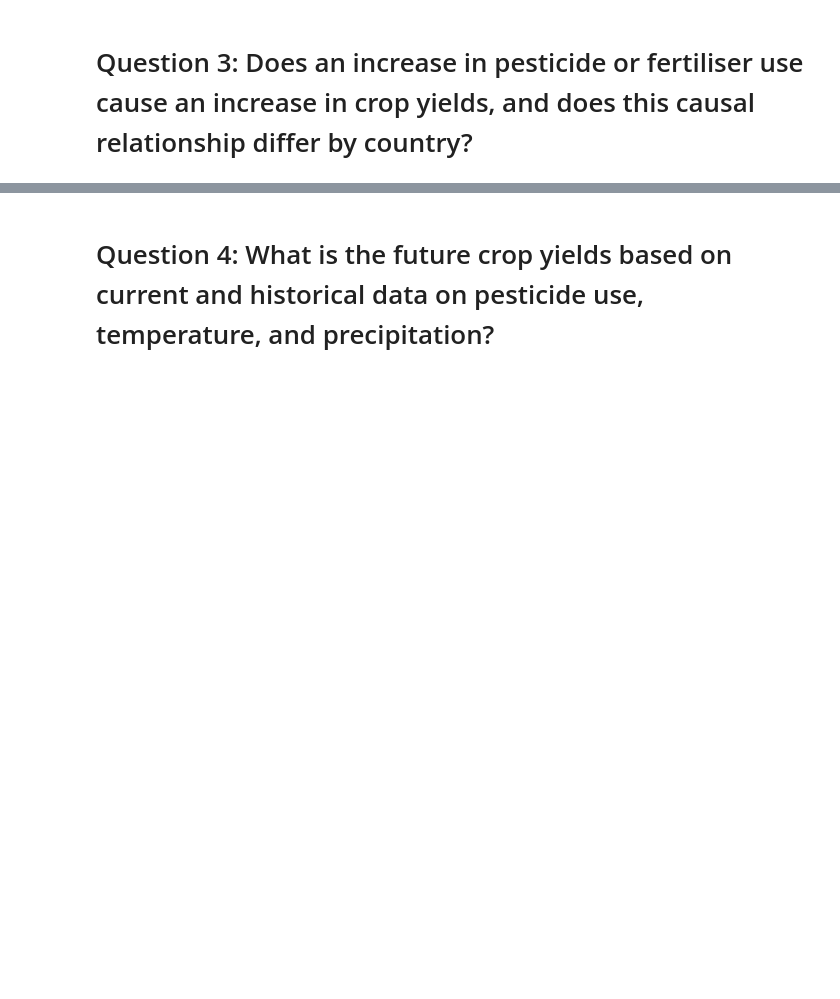
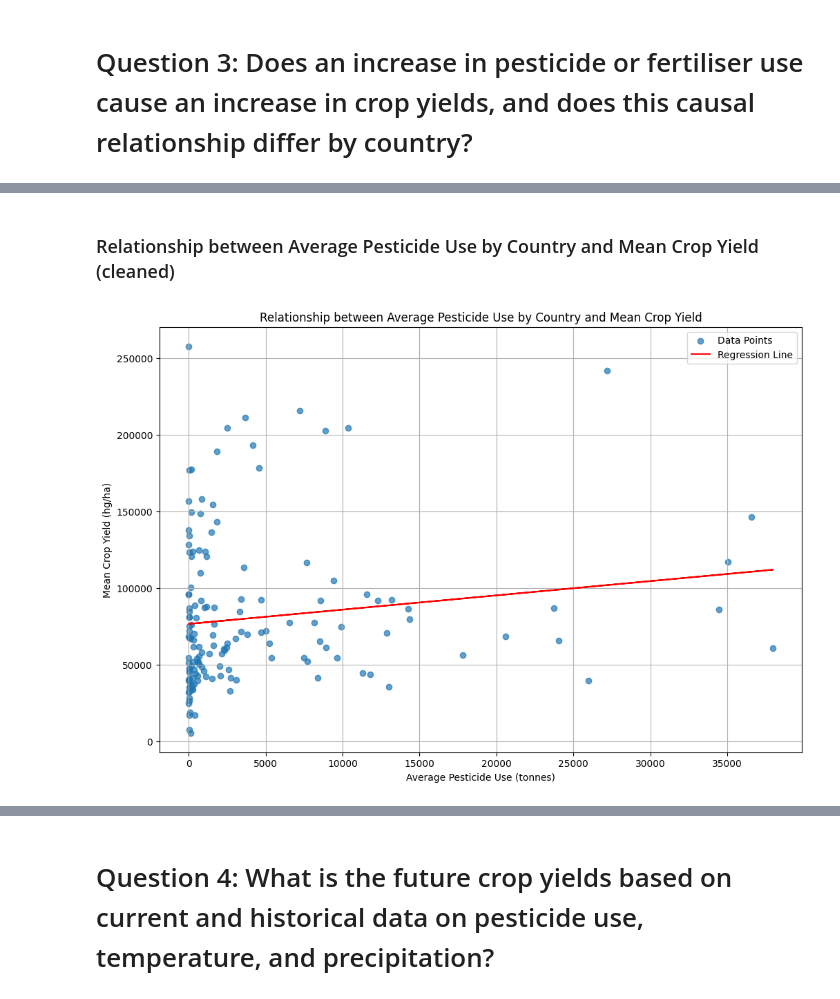
Before and after one commit to SuzySi/AnnualCropYield-deploy, a Jupyter notebook: Project.ipynb, the cells around one changed output, grey strips where cells are left out. Cells and saved outputs as stored; diff of their text form; code cells hidden in the pictures; blank space fills up the shorter version.

```diff
--- a/Project.ipynb
+++ b/Project.ipynb
@@ -588,0 +715,60 @@ plot_pesticide_data(area_name, data)
+# %% [markdown]
+### Relationship between Average Pesticide Use by Country and Mean Crop Yield (cleaned)
+# %%
+import matplotlib.pyplot as plt
+import pandas as pd
+from sklearn.linear_model import LinearRegression
+
+# Load the dataset
+fertilizer_data = pd.read_csv('cleaned_pesticide_data.csv')
+
+# Calculate mean values for each country
+def calculate_mean_values(data):
+    countries = data['Area'].unique()
+    mean_values = []
+    for country in countries:
+        country_data = data[data['Area'] == country]
+
+        mean_pesticide_use = country_data['Pesticide Use (tonnes)'].mean()
+        mean_crop_yield = country_data['Crop Yield (hg/ha)'].mean()
+        mean_values.append({
+            'Country': country,
+            'Mean Pesticide Use (tonnes)': mean_pesticide_use,
+            'Mean Crop Yield (hg/ha)': mean_crop_yield
+        })
+    mean_data = pd.DataFrame(mean_values)
+    return mean_data
+
+mean_fertilizer_data = calculate_mean_values(fertilizer_data)
+
+# Further filter out extreme outliers
+mean_fertilizer_data = mean_fertilizer_data[mean_fertilizer_data['Mean Pesticide Use (tonnes)'] < 40000]
+
+# Fit linear regression
+X = mean_fertilizer_data[['Mean Pesticide Use (tonnes)']]
+y = mean_fertilizer_data['Mean Crop Yield (hg/ha)']
+model = LinearRegression()
+model.fit(X, y)
+regression_line = model.predict(X)
+
+# Function to plot the graph with linear regression line
+def plot_average(data, regression_line):
+    plt.figure(figsize=(12, 8))
+
+    # Scatter plot
+    plt.scatter(data['Mean Pesticide Use (tonnes)'], data['Mean Crop Yield (hg/ha)'], alpha=0.7, label='Data Points')
+
+    # Regression line
+    plt.plot(data['Mean Pesticide Use (tonnes)'], regression_line, color='red', label='Regression Line')
+
+    plt.title('Relationship between Average Pesticide Use by Country and Mean Crop Yield')
+    plt.xlabel('Average Pesticide Use (tonnes)')
+    plt.ylabel('Mean Crop Yield (hg/ha)')
+    plt.legend()
+    plt.grid(True)
+    plt.show()
+
+# Plot the graph
+plot_average(mean_fertilizer_data, regression_line)
+# %% [output]
+[figure, added]
```
Also changed, not shown: parts of 11 cells of this notebook.
